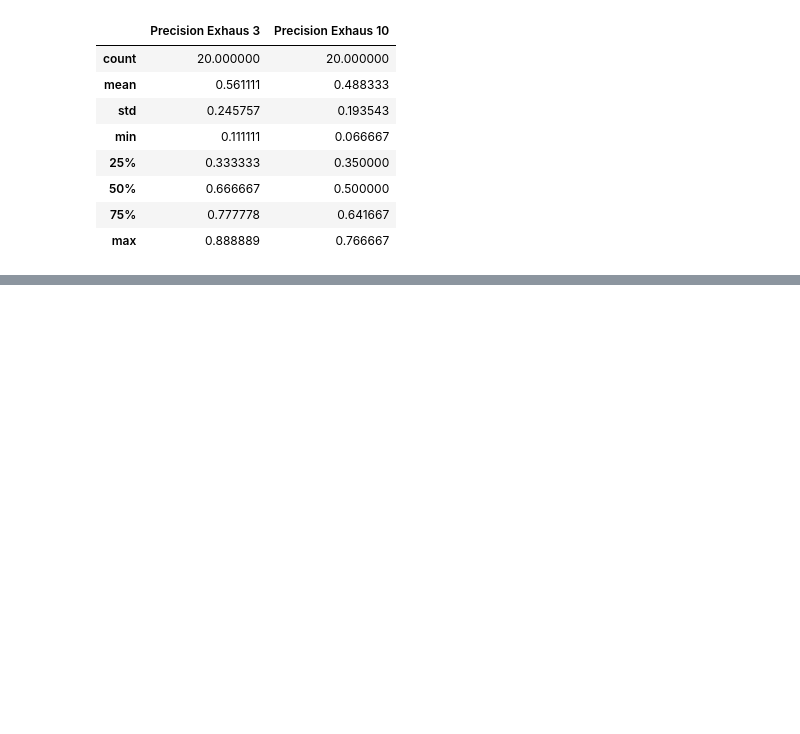
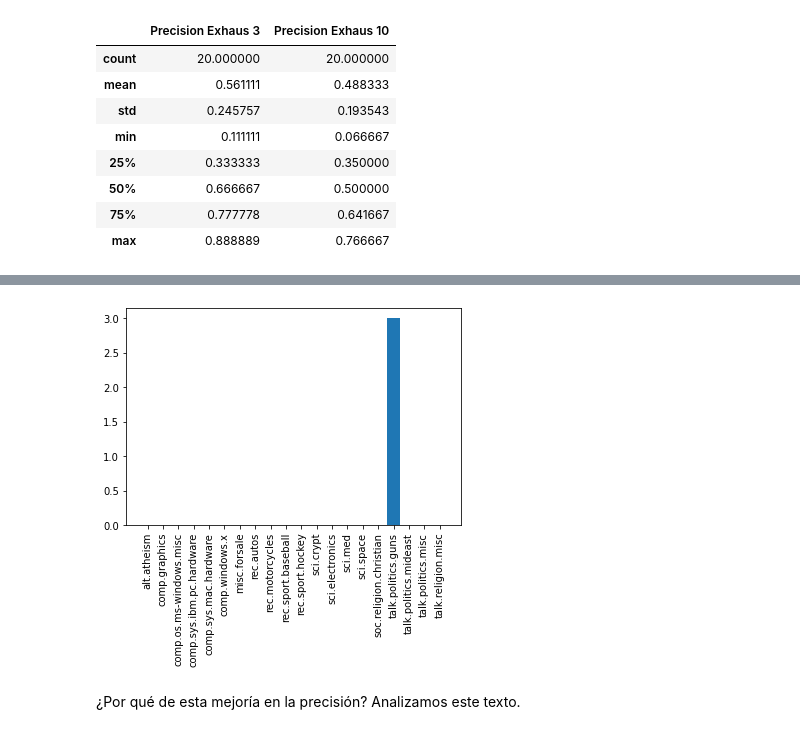
Before and after one commit to frblazquez/IA, a Jupyter notebook: Practice 2.2/Practica2.2.ipynb, the cells around one changed output, grey strips where cells are left out. Saved outputs shown, nothing was run; the diff lists cells and outputs as text; code cells hidden in the pictures; blank space fills up the shorter version.

```diff
--- a/Practice 2.2/Practica2.2.ipynb
+++ b/Practice 2.2/Practica2.2.ipynb
@@ -448,0 +464,7 @@ Sin duda esas serán palabra que aparezcan en muy pocos textos, y que gracias al
+# %%
+# Clases de los textos recuperados por el texto 3 vectorizado con tf-idf
+diagrama_barras_frecuencias_clases_textos(similares_texto_3_tf)
+# %% [output]
+[figure, added]
+# %% [markdown]
+¿Por qué de esta mejoría en la precisión? Analizamos este texto.
```
Also changed, not shown: parts of 30 cells of this notebook.
